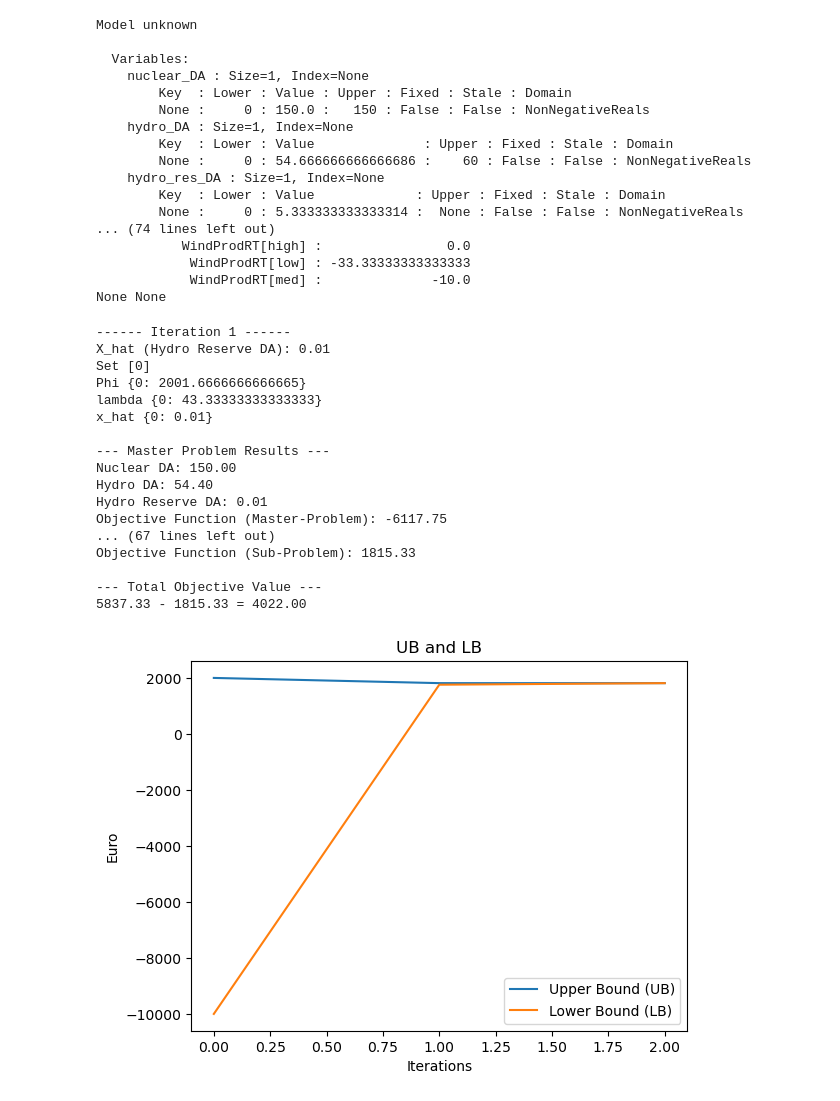
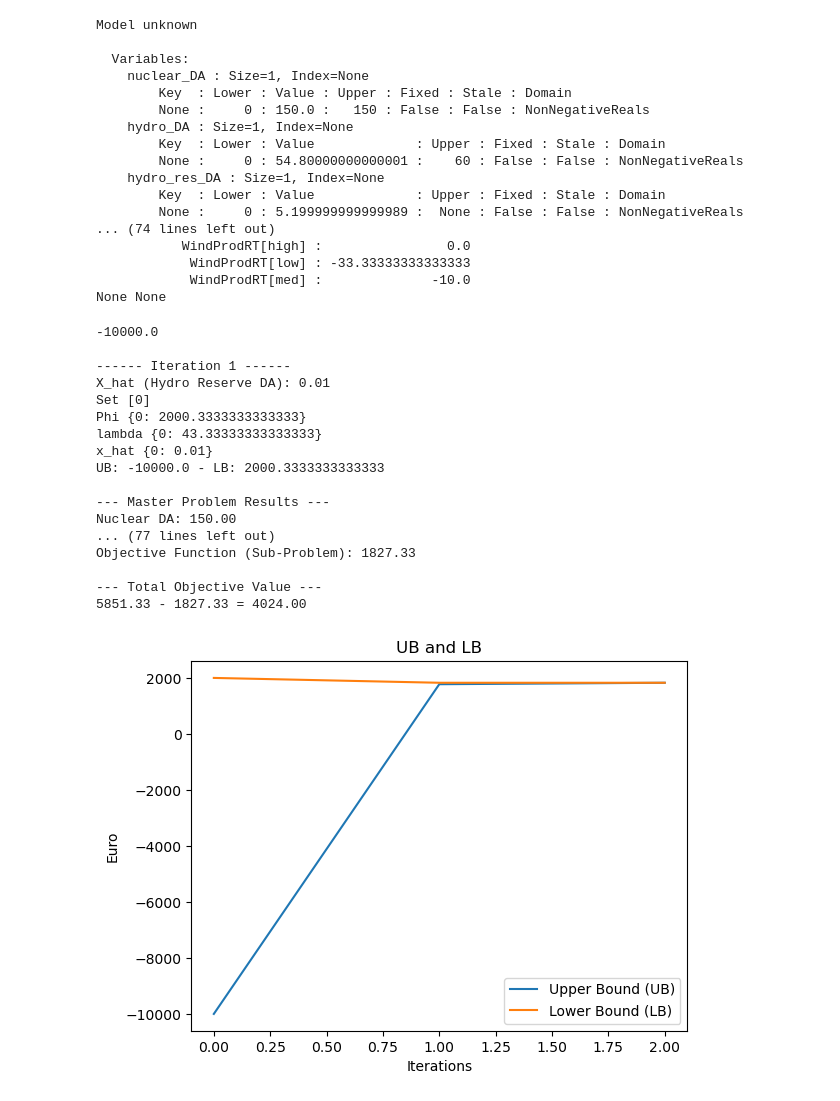
Before and after one commit to Zynecut/courseProject_TET4565, a Jupyter notebook: EMESP_CourseProject.ipynb, the cells around one changed output. Cells and saved outputs as stored; diff of their text form; code cells hidden in the pictures.

```diff
--- a/EMESP_CourseProject.ipynb
+++ b/EMESP_CourseProject.ipynb
@@ -108,7 +108,7 @@ def modelSetup_1(data):
     m.P_max             = pyo.Param(m.G, initialize=data['Producers']['p_max'])
     m.P_min             = pyo.Param(m.G, initialize=data['Producers']['p_min'])
     m.P_wind            = pyo.Param(m.S, initialize=data['Time_wind'])
-    m.wind_DA           = sum(m.prob[s] * m.P_wind[s] for s in m.S)
+    m.wind_DA           = 45.2 # sum(m.prob[s] * m.P_wind[s] for s in m.S)
     """Variables"""
     m.nuclear_DA        = pyo.Var(bounds=limit_nuclear_DA, within=pyo.NonNegativeReals)
     m.hydro_DA          = pyo.Var(bounds=limit_hydro_DA, within=pyo.NonNegativeReals)
@@ -151,11 +151,11 @@ Model unknown
         Key  : Lower : Value : Upper : Fixed : Stale : Domain
         None :     0 : 150.0 :   150 : False : False : NonNegativeReals
     hydro_DA : Size=1, Index=None
-        Key  : Lower : Value              : Upper : Fixed : Stale : Domain
-        None :     0 : 54.666666666666686 :    60 : False : False : NonNegativeReals
+        Key  : Lower : Value             : Upper : Fixed : Stale : Domain
+        None :     0 : 54.80000000000001 :    60 : False : False : NonNegativeReals
     hydro_res_DA : Size=1, Index=None
         Key  : Lower : Value             : Upper : Fixed : Stale : Domain
-        None :     0 : 5.333333333333314 :  None : False : False : NonNegativeReals
+        None :     0 : 5.199999999999989 :  None : False : False : NonNegativeReals
 ... (74 lines left out)
            WindProdRT[high] :                0.0
             WindProdRT[low] : -33.33333333333333
@@ -186,7 +186,7 @@ def hydro_res_min(m):
 def CreateCuts(m, c):
     return m.alpha >= m.Phi[c] - m.Lambda[c] * (m.hydro_res_DA - m.X_hat[c])
 
-def masterModel(data, Cuts):
+def masterModel(data, Cuts, wind):
     """Setup Master Problem Model"""
     m = pyo.ConcreteModel()
     """Sets"""
@@ -197,7 +197,7 @@ def masterModel(data, Cuts):
     m.demand        = pyo.Param(initialize=data['Consumers']['consumption']['Load 1'])
     m.P_max         = pyo.Param(m.G, initialize=data['Producers']['p_max'])
     m.P_min         = pyo.Param(m.G, initialize=data['Producers']['p_min'])
-    m.wind_DA       = pyo.Param(initialize=data['Time_wind']['med'])
+    m.wind_DA       = pyo.Param(initialize=wind)
     """Variables"""
     m.nuclear_DA    = pyo.Var(within=pyo.NonNegativeReals)
     m.hydro_DA      = pyo.Var(within=pyo.NonNegativeReals)
@@ -249,7 +249,7 @@ def subModel(data, X_hat, DA_values, probability):
     m.X_hat         = pyo.Param(initialize=X_hat)
     """Variables"""
     m.hydro_RT      = pyo.Var(m.S, within=pyo.NonNegativeReals)
-    m.rationing     = pyo.Var(m.S, bounds=(0, 250), within=pyo.NonNegativeReals)
+    m.rationing     = pyo.Var(m.S, bounds=(0, m.demand), within=pyo.NonNegativeReals)
     """Constraints"""
     m.RT_balance    = pyo.Constraint(m.S, rule=RT_load_balance)
     m.hydro_high_RT = pyo.Constraint(m.S, rule=hydro_link_upper_RT)
@@ -272,6 +272,7 @@ def display_results_benders(m_1st, m_2nd):
     print("\n--- Master Problem Results ---")
     print(f"Nuclear DA: {pyo.value(m_1st.nuclear_DA):.2f}")
     print(f"Hydro DA: {pyo.value(m_1st.hydro_DA):.2f}")
+    print(f"Wind DA: {pyo.value(m_1st.wind_DA):.2f}")
     print(f"Hydro Reserve DA: {pyo.value(m_1st.hydro_res_DA):.2f}")
     print(f"Objective Function (Master-Problem): {pyo.value(m_1st.obj):.2f}")
     print("\n--- Sub-Problem Results ---")
@@ -295,14 +296,16 @@ def benders(data):
     graph["UB"] = {}
     graph["LB"] = {}
 
+    probability = {'low': 1/3, 'med': 1/3, 'high': 1/3}
+    wind_DA = 45.2 #sum(probability[key] * data['Time_wind'][key] for key in data['Time_wind'].keys())
+
     for i in range(10):
-        m_1st = masterModel(data, Cuts)
+        m_1st = masterModel(data, Cuts, wind_DA)
         Solve(m_1st)
-
+        print(pyo.value(m_1st.alpha.value))
         X_hat = pyo.value(m_1st.hydro_res_DA)
         DA_values = {"nuclear_DA": pyo.value(m_1st.nuclear_DA), "hydro_DA": pyo.value(m_1st.hydro_DA)}
 
-        probability = {'low': 1/3, 'med': 1/3, 'high': 1/3}
         m_2nd = subModel(data, X_hat, DA_values, probability)
         results, m_2nd = Solve(m_2nd)
 
@@ -314,56 +317,57 @@ def benders(data):
         Cuts = manageCuts(Cuts, m_2nd)
 
         # Store upper and lower bounds for plotting
-        graph['LB'][i] = pyo.value(m_1st.alpha)
-        graph['UB'][i] = pyo.value(m_2nd.obj)
+        graph['UB'][i] = pyo.value(m_1st.alpha)
+        graph['LB'][i] = pyo.value(m_2nd.obj)
 
         # Display the results of this iteration
         print(f"\n------ Iteration {i + 1} ------")
         print(f"X_hat (Hydro Reserve DA): {X_hat:.2f}")
         for component in Cuts:
             print(component, Cuts[component])
+        print("UB:", pyo.value(m_1st.alpha), "- LB:", pyo.value(m_2nd.obj))
         display_results_benders(m_1st, m_2nd)
 
         """Convergence check"""
-        if abs(graph['UB'][i] - graph['LB'][i]) <= 0.001:
+        if abs(graph['UB'][i] - graph['LB'][i]) <= 0.01:
             break
 
     # Plotting the result
     plt.plot(graph['UB'].keys(), graph['UB'].values(), label='Upper Bound (UB)')
     plt.plot(graph['LB'].keys(), graph['LB'].values(), label='Lower Bound (LB)')
     plt.xlabel('Iterations')
     plt.ylabel('Euro')
     plt.title('UB and LB')
     plt.legend()
     plt.show()
 
 
 def Solve(m):
     opt = SolverFactory("gurobi")
     m.dual = pyo.Suffix(direction=pyo.Suffix.IMPORT)
     res = opt.solve(m, load_solutions=True)
     return res, m
 
 benders(data)
 # %% [output]
+-10000.0
+
 ------ Iteration 1 ------
 X_hat (Hydro Reserve DA): 0.01
 Set [0]
-Phi {0: 2001.6666666666665}
+Phi {0: 2000.3333333333333}
 lambda {0: 43.33333333333333}
 x_hat {0: 0.01}
+UB: -10000.0 - LB: 2000.3333333333333
 
 --- Master Problem Results ---
 Nuclear DA: 150.00
-Hydro DA: 54.40
-Hydro Reserve DA: 0.01
-Objective Function (Master-Problem): -6117.75
-... (67 lines left out)
-Objective Function (Sub-Problem): 1815.33
+... (77 lines left out)
+Objective Function (Sub-Problem): 1827.33
 
 --- Total Objective Value ---
-5837.33 - 1815.33 = 4022.00
+5851.33 - 1827.33 = 4024.00
-[figure, old version]
+[figure, new version]
 # %%
 """
 Stochastic Dynamic Programming
```
Also changed, not shown: 1 other file.
